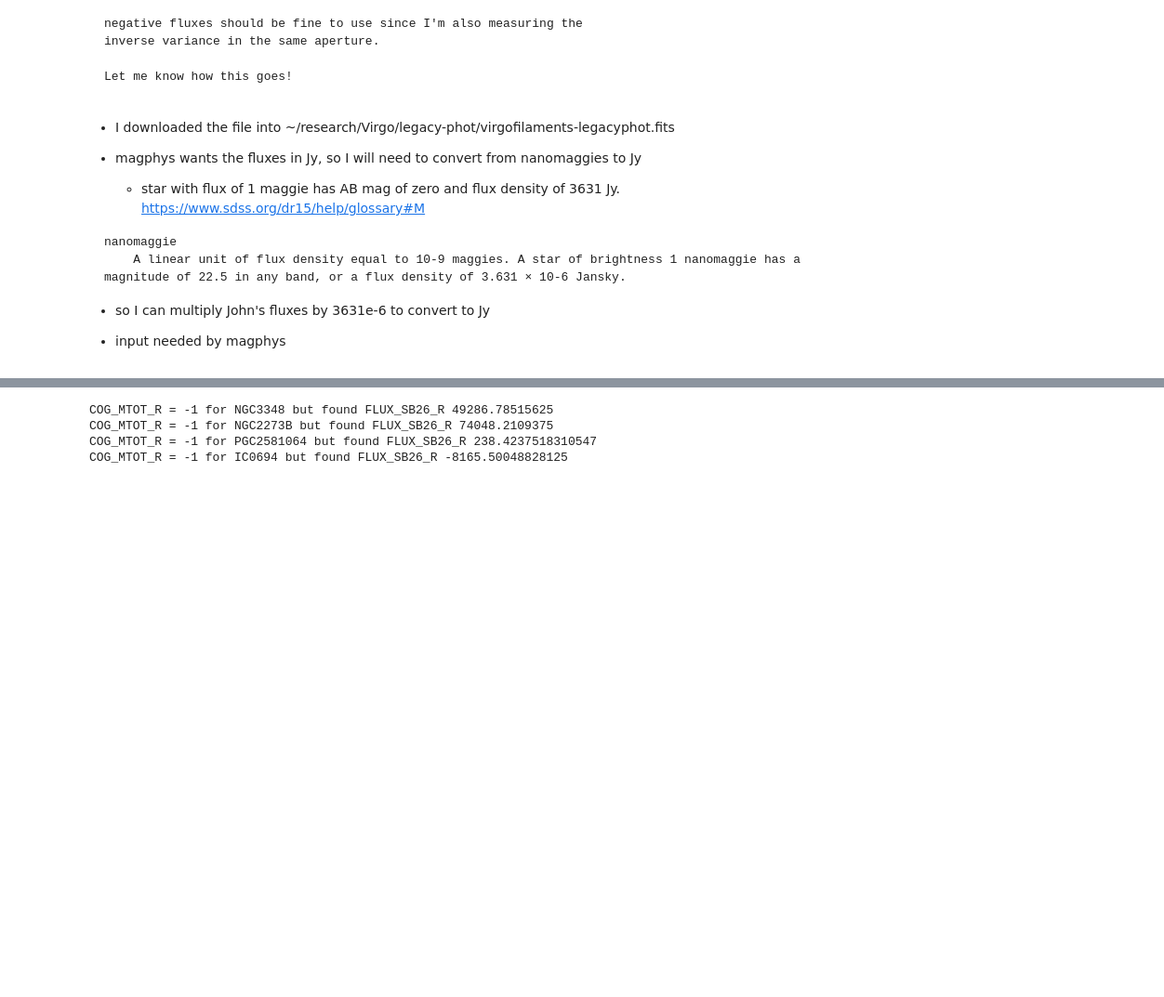
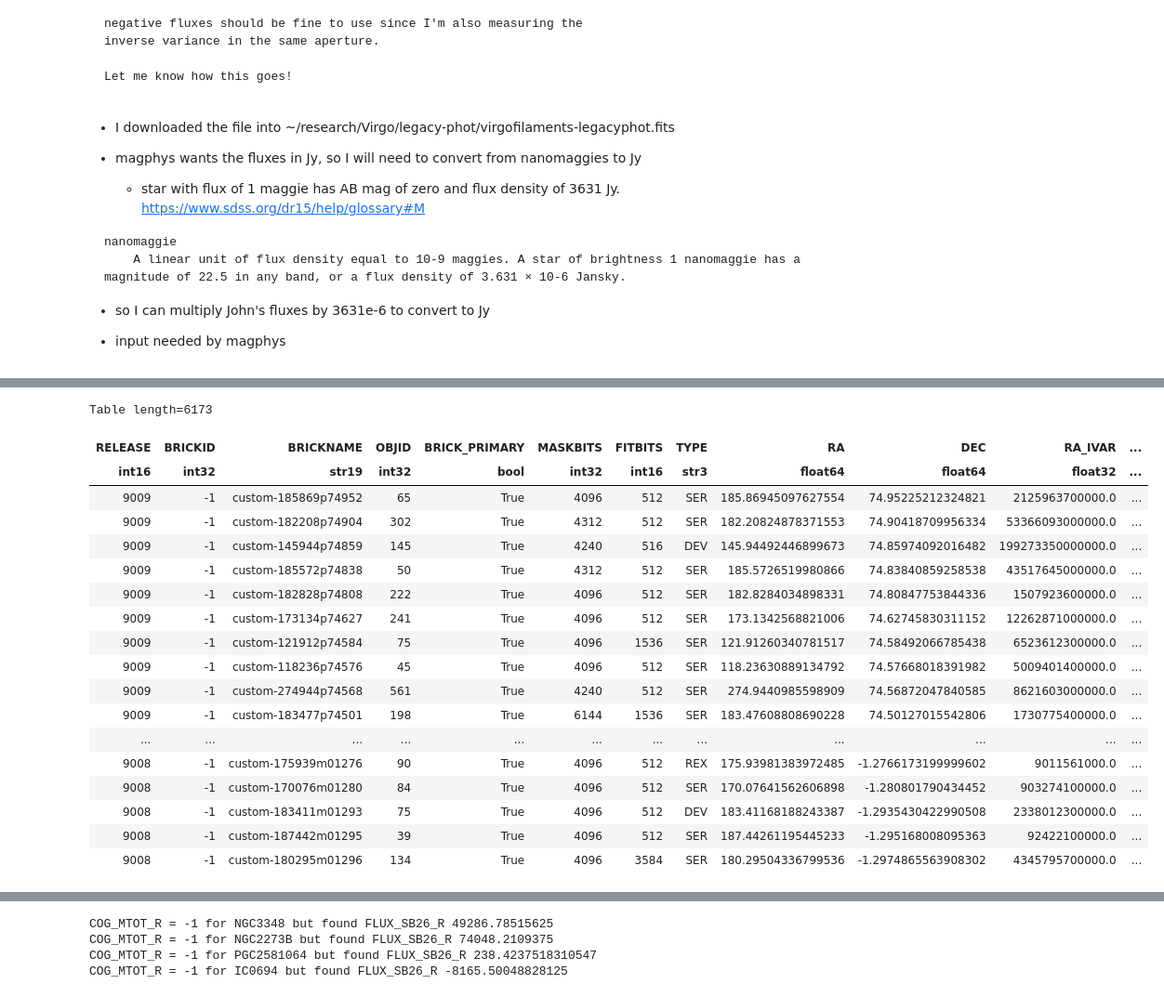
Before and after one commit to rfinn/virgoseds, a Jupyter notebook: notebooks/creating-magphys-input-files.ipynb, the cells around one changed output, grey strips where cells are left out. Shown at 93% size. Saved outputs shown, nothing was run; the diff lists cells and outputs as text; code cells hidden in the pictures; blank space fills up the shorter version.

```diff
--- a/notebooks/creating-magphys-input-files.ipynb
+++ b/notebooks/creating-magphys-input-files.ipynb
@@ -62,0 +119,22 @@ parent_phot = Table.read(photfile,3)
+# %%
+tphot
+# %% [output]
+Table length=6173
+| RELEASE | BRICKID | BRICKNAME | OBJID | BRICK_PRIMARY | MASKBITS | FITBITS | TYPE | RA | DEC | RA_IVAR | ... |
+| int16 | int32 | str19 | int32 | bool | int32 | int16 | str3 | float64 | float64 | float32 | ... |
+| 9009 | -1 | custom-185869p74952 | 65 | True | 4096 | 512 | SER | 185.86945097627554 | 74.95225212324821 | 2125963700000.0 | ... |
+| 9009 | -1 | custom-182208p74904 | 302 | True | 4312 | 512 | SER | 182.20824878371553 | 74.90418709956334 | 53366093000000.0 | ... |
+| 9009 | -1 | custom-145944p74859 | 145 | True | 4240 | 516 | DEV | 145.94492446899673 | 74.85974092016482 | 199273350000000.0 | ... |
+| 9009 | -1 | custom-185572p74838 | 50 | True | 4312 | 512 | SER | 185.5726519980866 | 74.83840859258538 | 43517645000000.0 | ... |
+| 9009 | -1 | custom-182828p74808 | 222 | True | 4096 | 512 | SER | 182.8284034898331 | 74.80847753844336 | 1507923600000.0 | ... |
+| 9009 | -1 | custom-173134p74627 | 241 | True | 4096 | 512 | SER | 173.1342568821006 | 74.62745830311152 | 12262871000000.0 | ... |
+| 9009 | -1 | custom-121912p74584 | 75 | True | 4096 | 1536 | SER | 121.91260340781517 | 74.58492066785438 | 6523612300000.0 | ... |
+| 9009 | -1 | custom-118236p74576 | 45 | True | 4096 | 512 | SER | 118.23630889134792 | 74.57668018391982 | 5009401400000.0 | ... |
+| 9009 | -1 | custom-274944p74568 | 561 | True | 4240 | 512 | SER | 274.9440985598909 | 74.56872047840585 | 8621603000000.0 | ... |
+| 9009 | -1 | custom-183477p74501 | 198 | True | 6144 | 1536 | SER | 183.47608808690228 | 74.50127015542806 | 1730775400000.0 | ... |
+| ... | ... | ... | ... | ... | ... | ... | ... | ... | ... | ... | ... |
+| 9008 | -1 | custom-175939m01276 | 90 | True | 4096 | 512 | REX | 175.93981383972485 | -1.2766173199999602 | 9011561000.0 | ... |
+| 9008 | -1 | custom-170076m01280 | 84 | True | 4096 | 512 | SER | 170.07641562606898 | -1.280801790434452 | 903274100000.0 | ... |
+| 9008 | -1 | custom-183411m01293 | 75 | True | 4096 | 512 | DEV | 183.41168188243387 | -1.2935430422990508 | 2338012300000.0 | ... |
+| 9008 | -1 | custom-187442m01295 | 39 | True | 4096 | 512 | SER | 187.44261195445233 | -1.295168008095363 | 92422100000.0 | ... |
+| 9008 | -1 | custom-180295m01296 | 134 | True | 4096 | 3584 | SER | 180.29504336799536 | -1.2974865563908302 | 4345795700000.0 | ... |
```
Also changed, not shown: parts of 21 cells of this notebook, 1 other file.
